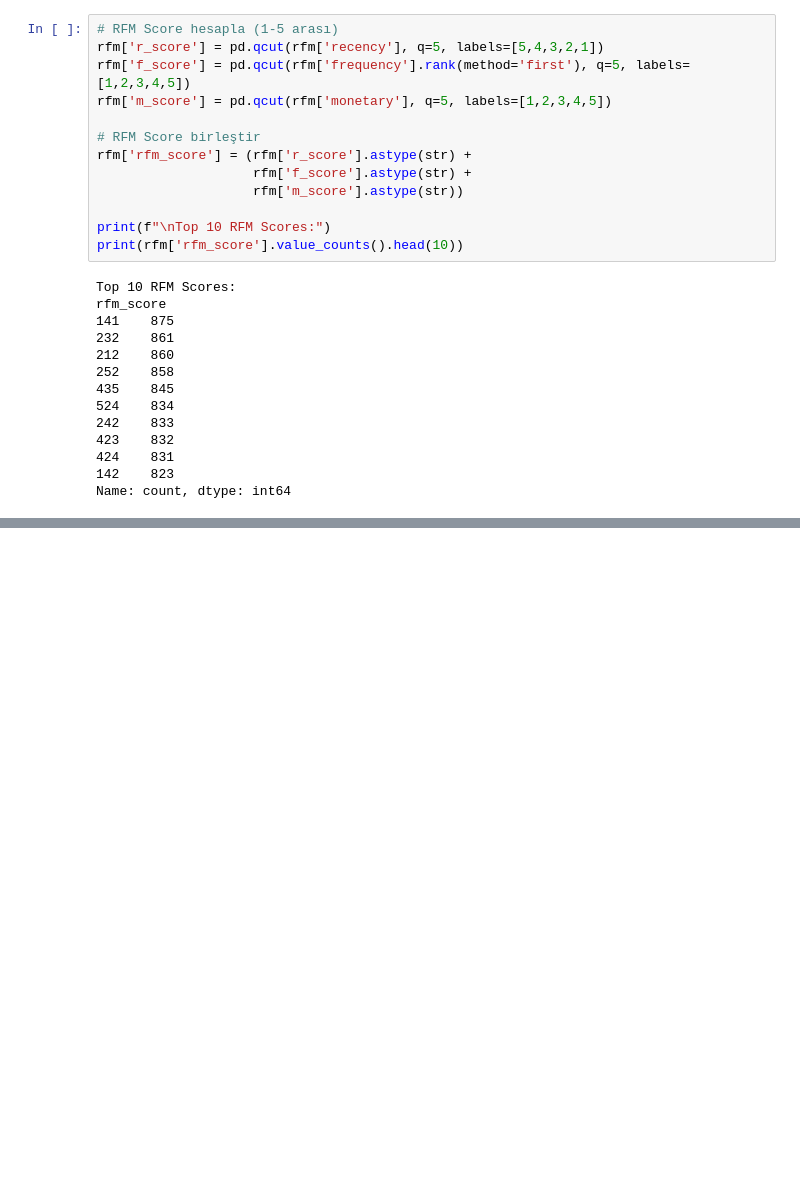
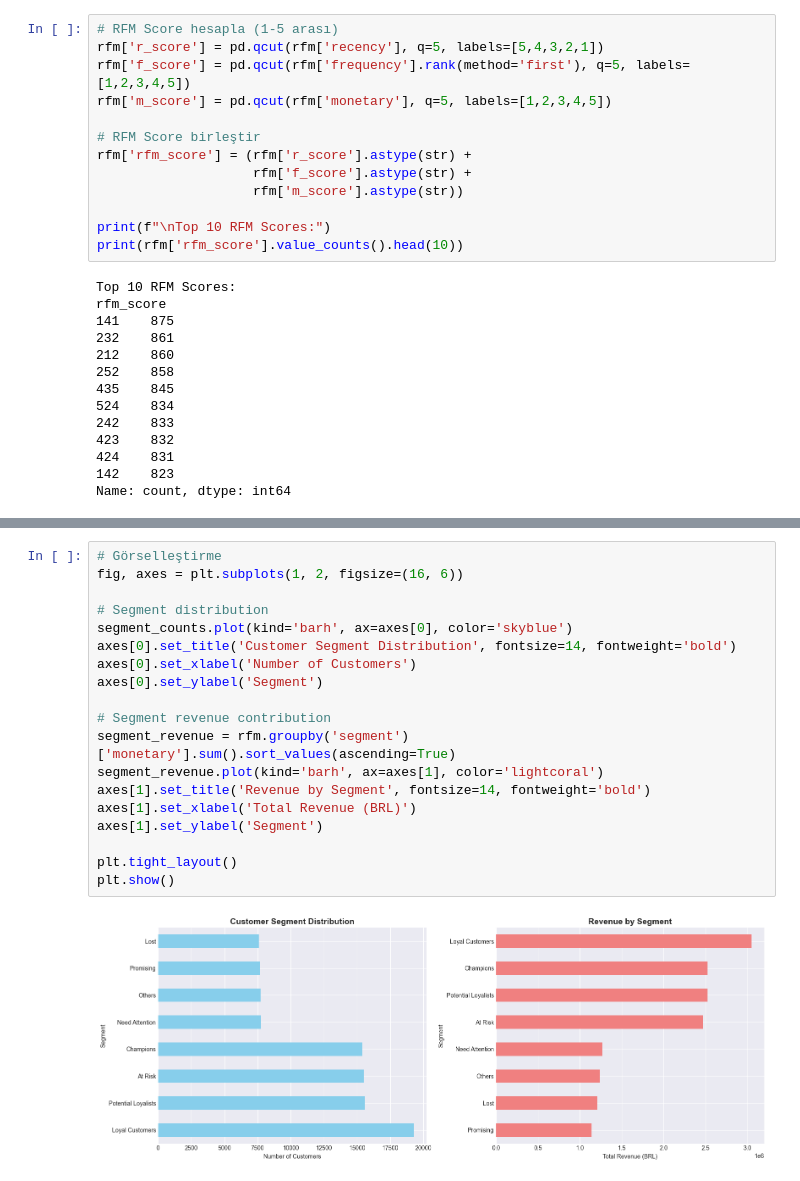
Before and after one commit to suleyman-celik/ecommerce-churn-prediction, a Jupyter notebook: notebooks/02featureEng.ipynb, the cells around one changed output, grey strips where cells are left out. Saved outputs shown, nothing was run; the diff lists cells and outputs as text; blank space fills up the shorter version.

```diff
--- a/notebooks/02featureEng.ipynb
+++ b/notebooks/02featureEng.ipynb
@@ -182,0 +239,21 @@ Name: count, dtype: int64
+# %%
+# Görselleştirme
+fig, axes = plt.subplots(1, 2, figsize=(16, 6))
+
+# Segment distribution
+segment_counts.plot(kind='barh', ax=axes[0], color='skyblue')
+axes[0].set_title('Customer Segment Distribution', fontsize=14, fontweight='bold')
+axes[0].set_xlabel('Number of Customers')
+axes[0].set_ylabel('Segment')
+
+# Segment revenue contribution
+segment_revenue = rfm.groupby('segment')['monetary'].sum().sort_values(ascending=True)
+segment_revenue.plot(kind='barh', ax=axes[1], color='lightcoral')
+axes[1].set_title('Revenue by Segment', fontsize=14, fontweight='bold')
+axes[1].set_xlabel('Total Revenue (BRL)')
+axes[1].set_ylabel('Segment')
+
+plt.tight_layout()
+plt.show()
+# %% [output]
+[figure, added]
```
Also changed, not shown: parts of 7 cells of this notebook, 4 other files.
